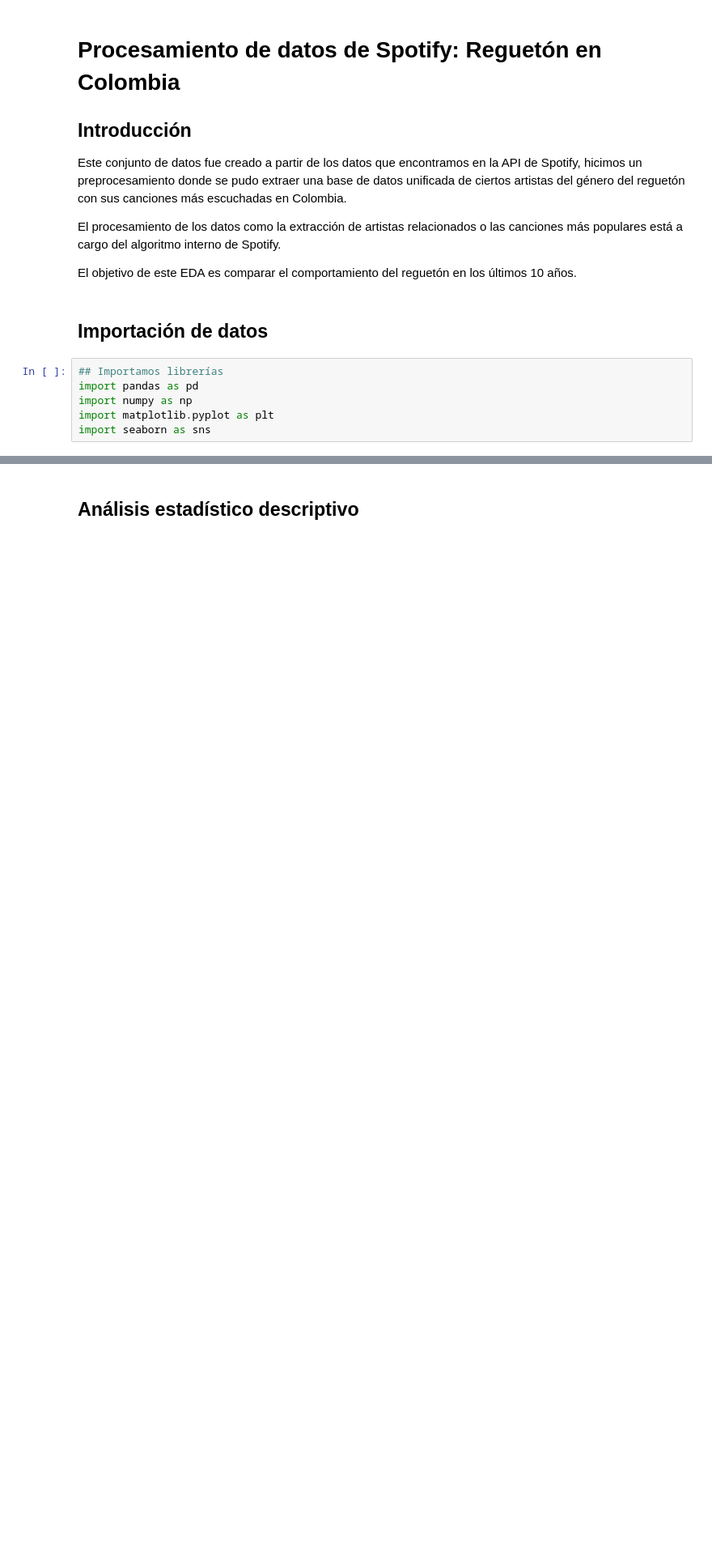
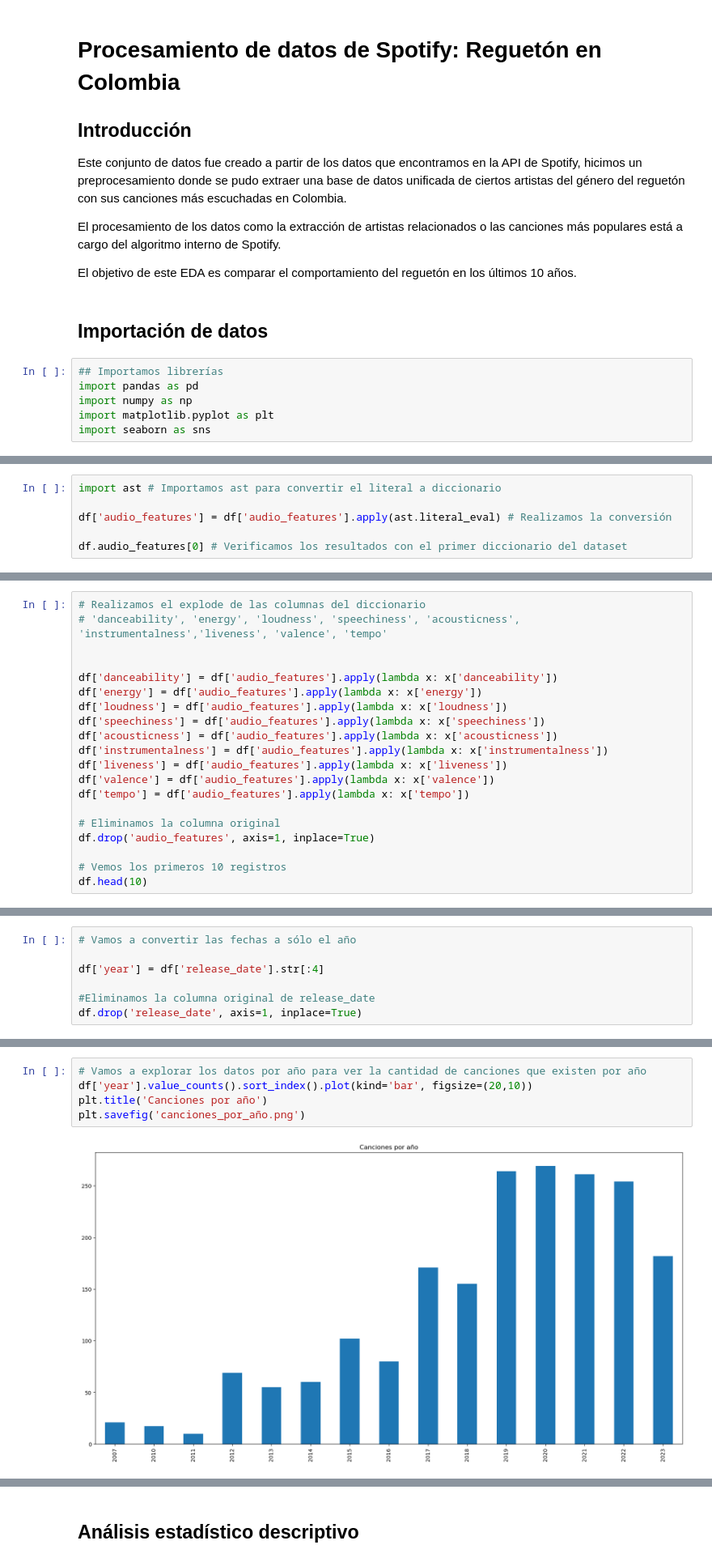
Before and after one commit to DrThorium/Zoet, a Jupyter notebook: main.ipynb, the cells around one changed output, grey strips where cells are left out. Shown at 81% size. Cells and saved outputs as stored; diff of their text form; blank space fills up the shorter version.

```diff
--- a/main.ipynb
+++ b/main.ipynb
@@ -36,0 +66,6 @@ df.describe()
+# %%
+import ast # Importamos ast para convertir el literal a diccionario
+
+df['audio_features'] = df['audio_features'].apply(ast.literal_eval) # Realizamos la conversión
+
+df.audio_features[0] # Verificamos los resultados con el primer diccionario del dataset
@@ -36,0 +91,20 @@ df.describe()
+# %%
+# Realizamos el explode de las columnas del diccionario
+# 'danceability', 'energy', 'loudness', 'speechiness', 'acousticness', 'instrumentalness','liveness', 'valence', 'tempo'
+
+
+df['danceability'] = df['audio_features'].apply(lambda x: x['danceability'])
+df['energy'] = df['audio_features'].apply(lambda x: x['energy'])
+df['loudness'] = df['audio_features'].apply(lambda x: x['loudness'])
+df['speechiness'] = df['audio_features'].apply(lambda x: x['speechiness'])
+df['acousticness'] = df['audio_features'].apply(lambda x: x['acousticness'])
+df['instrumentalness'] = df['audio_features'].apply(lambda x: x['instrumentalness'])
+df['liveness'] = df['audio_features'].apply(lambda x: x['liveness'])
+df['valence'] = df['audio_features'].apply(lambda x: x['valence'])
+df['tempo'] = df['audio_features'].apply(lambda x: x['tempo'])
+
+# Eliminamos la columna original
+df.drop('audio_features', axis=1, inplace=True)
+
+# Vemos los primeros 10 registros
+df.head(10)
@@ -36,0 +123,7 @@ df.describe()
+# %%
+# Vamos a convertir las fechas a sólo el año
+
+df['year'] = df['release_date'].str[:4]
+
+#Eliminamos la columna original de release_date
+df.drop('release_date', axis=1, inplace=True)
@@ -36,0 +152,7 @@ df.describe()
+# %%
+# Vamos a explorar los datos por año para ver la cantidad de canciones que existen por año
+df['year'].value_counts().sort_index().plot(kind='bar', figsize=(20,10))
+plt.title('Canciones por año')
+plt.savefig('canciones_por_año.png')
+# %% [output]
+[figure, added]
```
Also changed, not shown: parts of 23 cells of this notebook, 6 other files.
